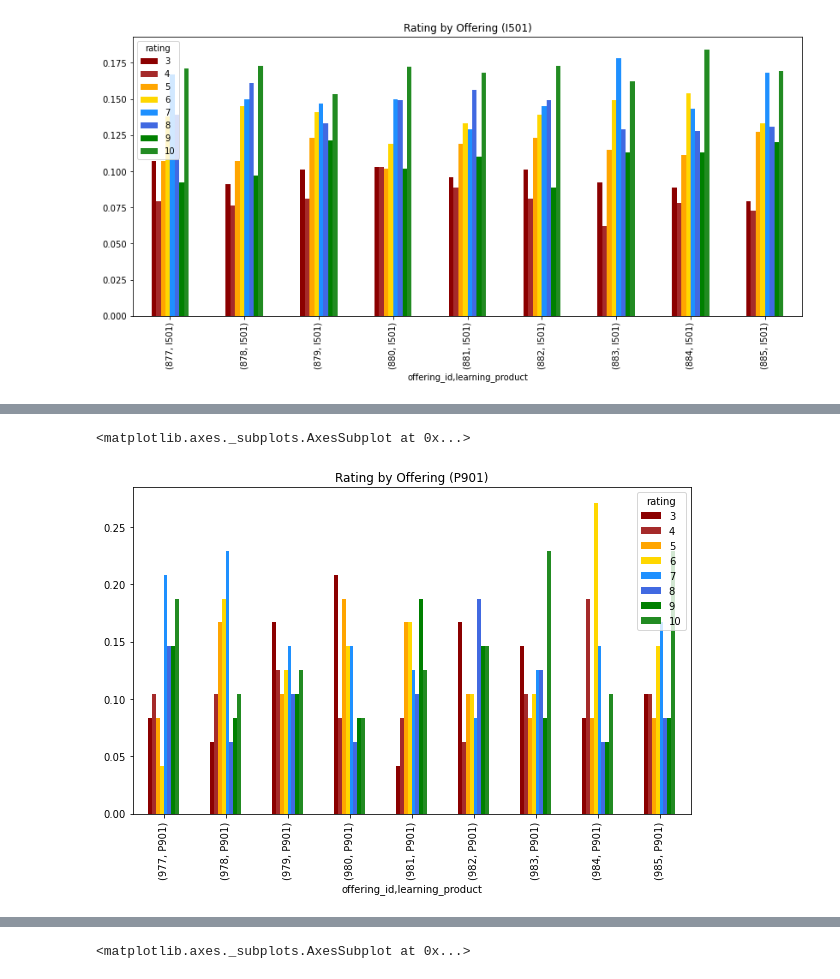
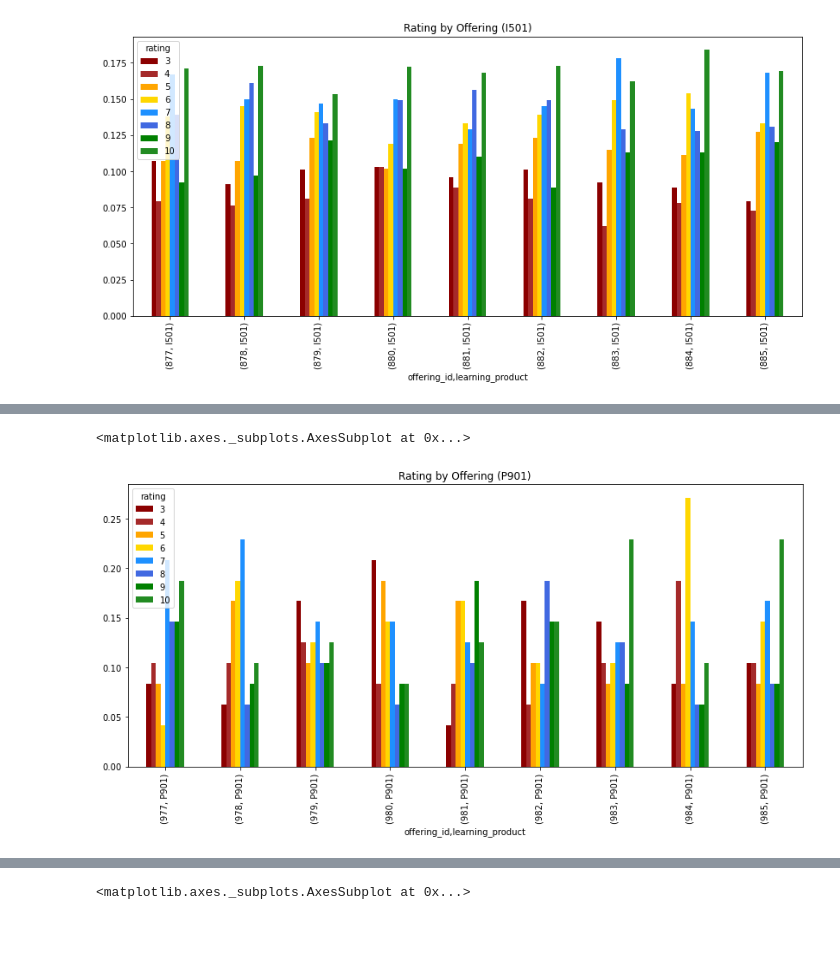
Before and after one commit to ToferC/learner_models, a Jupyter notebook: Evals_analysis.ipynb, the cells around one changed output, grey strips where cells are left out. Saved outputs shown, nothing was run; the diff lists cells and outputs as text; code cells hidden in the pictures; blank space fills up the shorter version.

```diff
--- a/Evals_analysis.ipynb
+++ b/Evals_analysis.ipynb
@@ -161,7 +166,7 @@ df.groupby(df["offering_id"].where(df.learning_product=="P901"))["rating"].value
 # %%
-pd.crosstab([df.offering_id, df.learning_product.where(df.learning_product=="P901")], df.rating, normalize="index").plot(kind='bar', title="Rating by Offering (P901)", figsize=(10,6),
+pd.crosstab([df.offering_id, df.learning_product.where(df.learning_product=="P901")], df.rating, normalize="index").plot(kind='bar', title="Rating by Offering (P901)", figsize=(14,6),
                                                                                                                       color=eight_grad)
 # %% [output]
 <matplotlib.axes._subplots.AxesSubplot at 0x...>
-[figure, old version]
+[figure, new version]
 # %%
```
Also changed, not shown: parts of 7 cells of this notebook, 3 other files.
